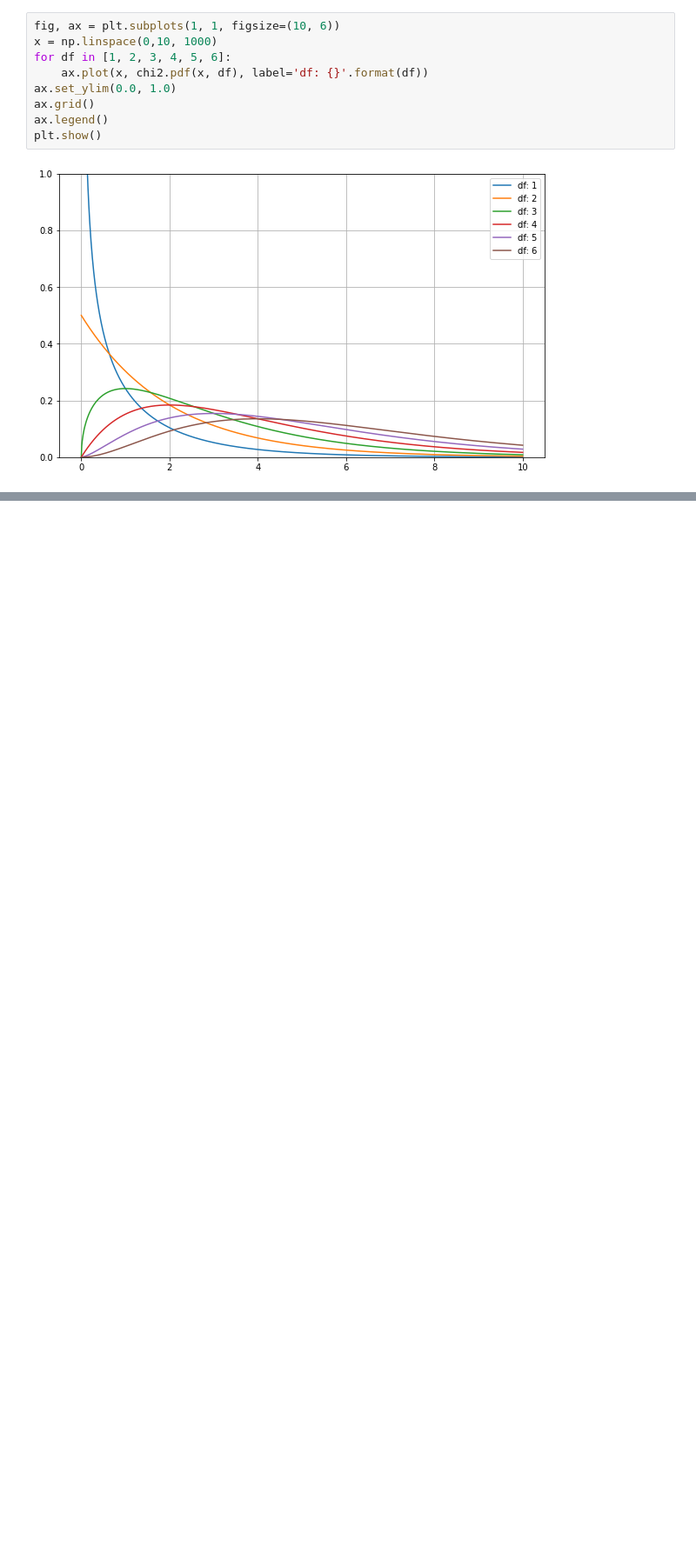
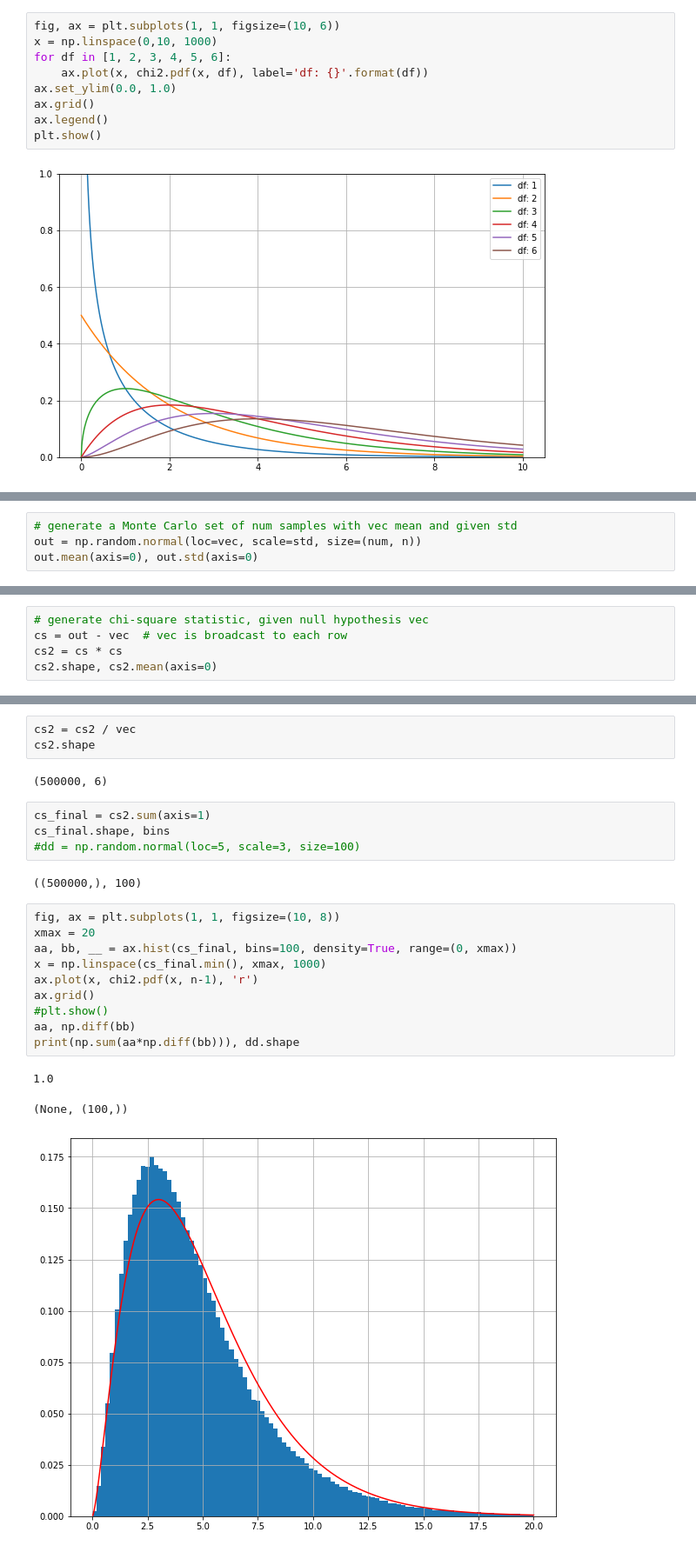
Before and after one commit to wesmith/Bioinformatics-with-Python-Cookbook-third-edition, a Jupyter notebook: WS_notebooks/chi_square.ipynb, the cells around one changed output, grey strips where cells are left out. Shown at 87% size. Cells and saved outputs as stored; diff of their text form; blank space fills up the shorter version.

```diff
--- a/WS_notebooks/chi_square.ipynb
+++ b/WS_notebooks/chi_square.ipynb
@@ -47,0 +66,4 @@ plt.show()
+# %%
+# generate a Monte Carlo set of num samples with vec mean and given std
+out = np.random.normal(loc=vec, scale=std, size=(num, n))
+out.mean(axis=0), out.std(axis=0)
@@ -47,0 +75,5 @@ plt.show()
+# %%
+# generate chi-square statistic, given null hypothesis vec
+cs = out - vec  # vec is broadcast to each row
+cs2 = cs * cs
+cs2.shape, cs2.mean(axis=0)
@@ -47,0 +84,25 @@ plt.show()
+# %%
+cs2 = cs2 / vec
+cs2.shape
+# %% [output]
+(500000, 6)
+# %%
+cs_final = cs2.sum(axis=1)
+cs_final.shape, bins
+#dd = np.random.normal(loc=5, scale=3, size=100)
+# %% [output]
+((500000,), 100)
+# %%
+fig, ax = plt.subplots(1, 1, figsize=(10, 8))
+xmax = 20
+aa, bb, __ = ax.hist(cs_final, bins=100, density=True, range=(0, xmax))
+x = np.linspace(cs_final.min(), xmax, 1000)
+ax.plot(x, chi2.pdf(x, n-1), 'r')
+ax.grid()
+#plt.show()
+aa, np.diff(bb)
+print(np.sum(aa*np.diff(bb))), dd.shape
+# %% [output]
+1.0
+(None, (100,))
+[figure, added]
```
Also changed, not shown: parts of 20 cells of this notebook.
